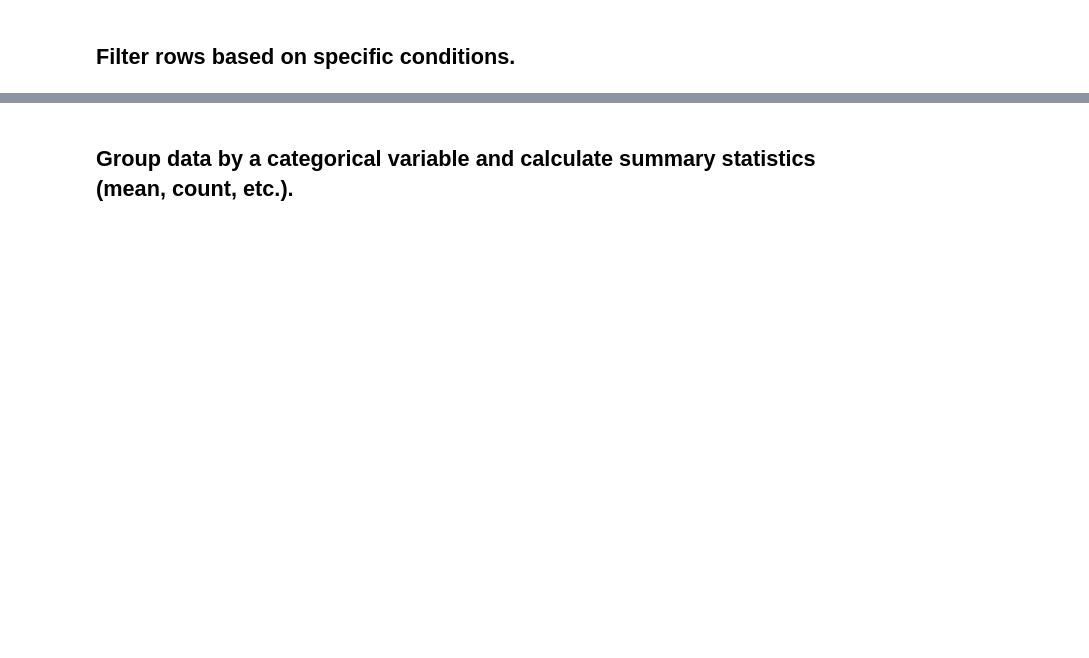
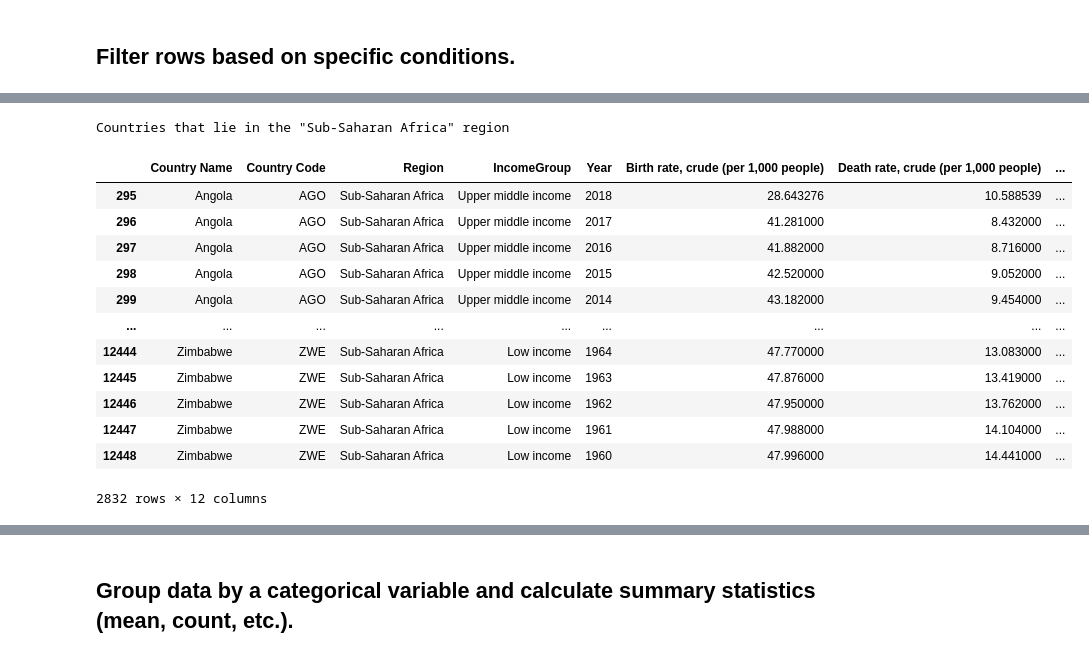
Before and after one commit to farazokc/Bytewise-Fellowship-Data-Science-Track, a Jupyter notebook: A2 - Working with Pandas/BWT_A2_Faraz_Naeem_Piracha.ipynb, the cells around one changed output, grey strips where cells are left out. Drawn from its saved outputs; the diff is of its cells as text; code cells hidden in the pictures; blank space fills up the shorter version.

```diff
--- a/A2 - Working with Pandas/BWT_A2_Faraz_Naeem_Piracha.ipynb
+++ b/A2 - Working with Pandas/BWT_A2_Faraz_Naeem_Piracha.ipynb
@@ -101,0 +174,18 @@ str_cols
+# %%
+print('Countries that lie in the "Sub-Saharan Africa" region')
+display(wb_df[wb_df['Region'] == 'Sub-Saharan Africa'])
+# %% [output]
+Countries that lie in the "Sub-Saharan Africa" region
+|  | Country Name | Country Code | Region | IncomeGroup | Year | Birth rate, crude (per 1,000 people) | Death rate, crude (per 1,000 people) | ... |
+| 295 | Angola | AGO | Sub-Saharan Africa | Upper middle income | 2018 | 28.643276 | 10.588539 | ... |
+| 296 | Angola | AGO | Sub-Saharan Africa | Upper middle income | 2017 | 41.281000 | 8.432000 | ... |
+| 297 | Angola | AGO | Sub-Saharan Africa | Upper middle income | 2016 | 41.882000 | 8.716000 | ... |
+| 298 | Angola | AGO | Sub-Saharan Africa | Upper middle income | 2015 | 42.520000 | 9.052000 | ... |
+| 299 | Angola | AGO | Sub-Saharan Africa | Upper middle income | 2014 | 43.182000 | 9.454000 | ... |
+| ... | ... | ... | ... | ... | ... | ... | ... | ... |
+| 12444 | Zimbabwe | ZWE | Sub-Saharan Africa | Low income | 1964 | 47.770000 | 13.083000 | ... |
+| 12445 | Zimbabwe | ZWE | Sub-Saharan Africa | Low income | 1963 | 47.876000 | 13.419000 | ... |
+| 12446 | Zimbabwe | ZWE | Sub-Saharan Africa | Low income | 1962 | 47.950000 | 13.762000 | ... |
+| 12447 | Zimbabwe | ZWE | Sub-Saharan Africa | Low income | 1961 | 47.988000 | 14.104000 | ... |
+| 12448 | Zimbabwe | ZWE | Sub-Saharan Africa | Low income | 1960 | 47.996000 | 14.441000 | ... |
+2832 rows × 12 columns
```
Also changed, not shown: parts of 16 cells of this notebook, 5 other files.
